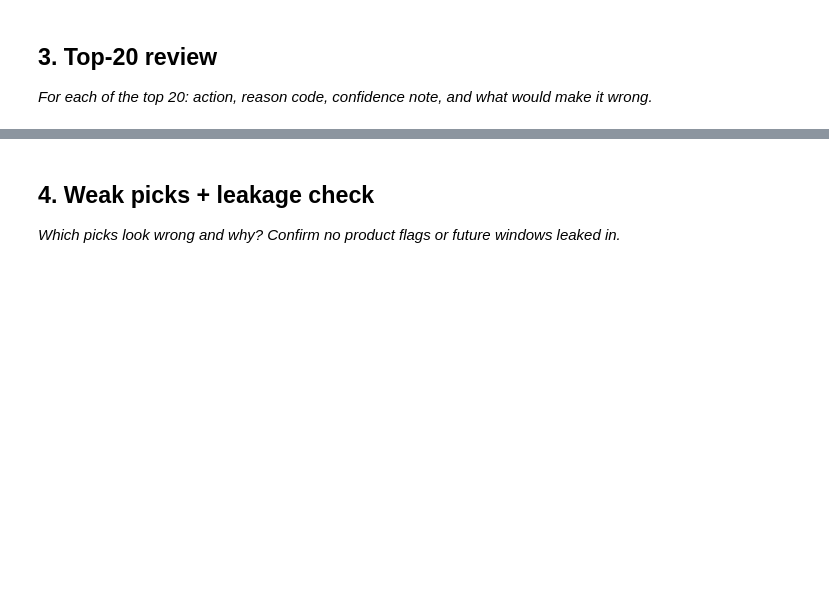
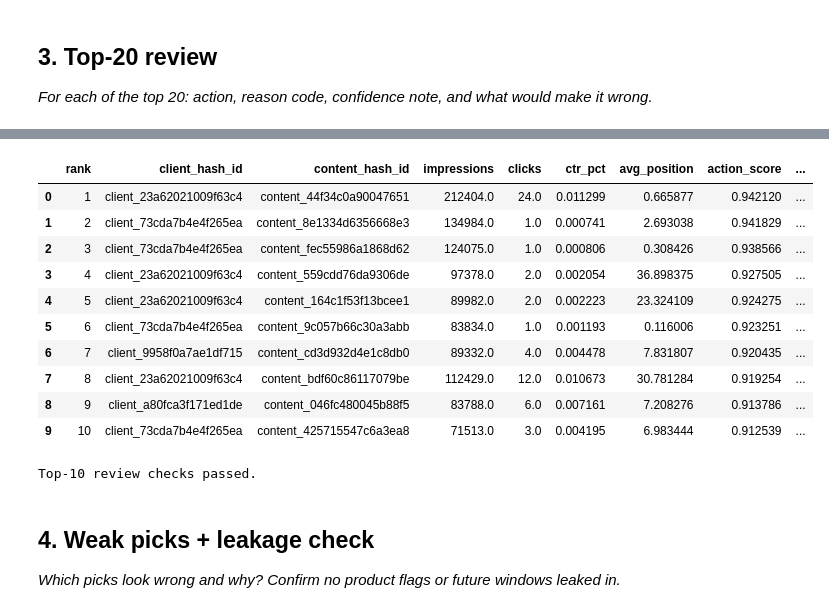
Before and after one commit to Maryam271/flyrank-ml-internship, a Jupyter notebook: work/notebooks/w04_baseline_score.ipynb, the cells around one changed output, grey strips where cells are left out. Cells and saved outputs as stored; diff of their text form; code cells hidden in the pictures; blank space fills up the shorter version.

```diff
--- a/work/notebooks/w04_baseline_score.ipynb
+++ b/work/notebooks/w04_baseline_score.ipynb
@@ -30,3 +409,54 @@ This skeleton is yours to fill. Work the sections **in order** — each one has
+# %%
+# This cell is for CODE (numbers, a query, a check).
+# Write your text answer in the cell ABOVE this one — typing sentences here breaks Run All.
+# Section 3 — Top-10 skeptical review table
+
+top10 = ranked_queue.head(10).copy()
+
+top10_review = top10[
+    [
+        "rank",
+        "client_hash_id",
+        "content_hash_id",
+        "impressions",
+        "clicks",
+        "ctr_pct",
+        "avg_position",
+        "action_score",
+        "reason_code",
+        "action"
+    ]
+].copy()
+
+top10_review["why"] = (
+    "High search visibility with CTR below the March nonzero-CTR reference."
+)
+
+top10_review["what_would_make_it_wrong"] = (
+    "The low CTR could reflect query intent, SERP features, brand/non-brand mix, "
+    "or another context not captured by this baseline."
+)
+
+display(top10_review)
+
+assert len(top10_review) == 10, "Top-10 review must contain exactly 10 rows."
+assert top10_review["why"].notna().all()
+assert top10_review["what_would_make_it_wrong"].notna().all()
+
+print("Top-10 review checks passed.")
+# %% [output]
+|  | rank | client_hash_id | content_hash_id | impressions | clicks | ctr_pct | avg_position | action_score | ... |
+| 0 | 1 | client_23a62021009f63c4 | content_44f34c0a90047651 | 212404.0 | 24.0 | 0.011299 | 0.665877 | 0.942120 | ... |
+| 1 | 2 | client_73cda7b4e4f265ea | content_8e1334d6356668e3 | 134984.0 | 1.0 | 0.000741 | 2.693038 | 0.941829 | ... |
+| 2 | 3 | client_73cda7b4e4f265ea | content_fec55986a1868d62 | 124075.0 | 1.0 | 0.000806 | 0.308426 | 0.938566 | ... |
+| 3 | 4 | client_23a62021009f63c4 | content_559cdd76da9306de | 97378.0 | 2.0 | 0.002054 | 36.898375 | 0.927505 | ... |
+| 4 | 5 | client_23a62021009f63c4 | content_164c1f53f13bcee1 | 89982.0 | 2.0 | 0.002223 | 23.324109 | 0.924275 | ... |
+| 5 | 6 | client_73cda7b4e4f265ea | content_9c057b66c30a3abb | 83834.0 | 1.0 | 0.001193 | 0.116006 | 0.923251 | ... |
+| 6 | 7 | client_9958f0a7ae1df715 | content_cd3d932d4e1c8db0 | 89332.0 | 4.0 | 0.004478 | 7.831807 | 0.920435 | ... |
+| 7 | 8 | client_23a62021009f63c4 | content_bdf60c86117079be | 112429.0 | 12.0 | 0.010673 | 30.781284 | 0.919254 | ... |
+| 8 | 9 | client_a80fca3f171ed1de | content_046fc480045b88f5 | 83788.0 | 6.0 | 0.007161 | 7.208276 | 0.913786 | ... |
+| 9 | 10 | client_73cda7b4e4f265ea | content_425715547c6a3ea8 | 71513.0 | 3.0 | 0.004195 | 6.983444 | 0.912539 | ... |
+Top-10 review checks passed.
 # %% [markdown]
 ## 4. Weak picks + leakage check
 
```
Also changed, not shown: parts of 12 cells of this notebook.
